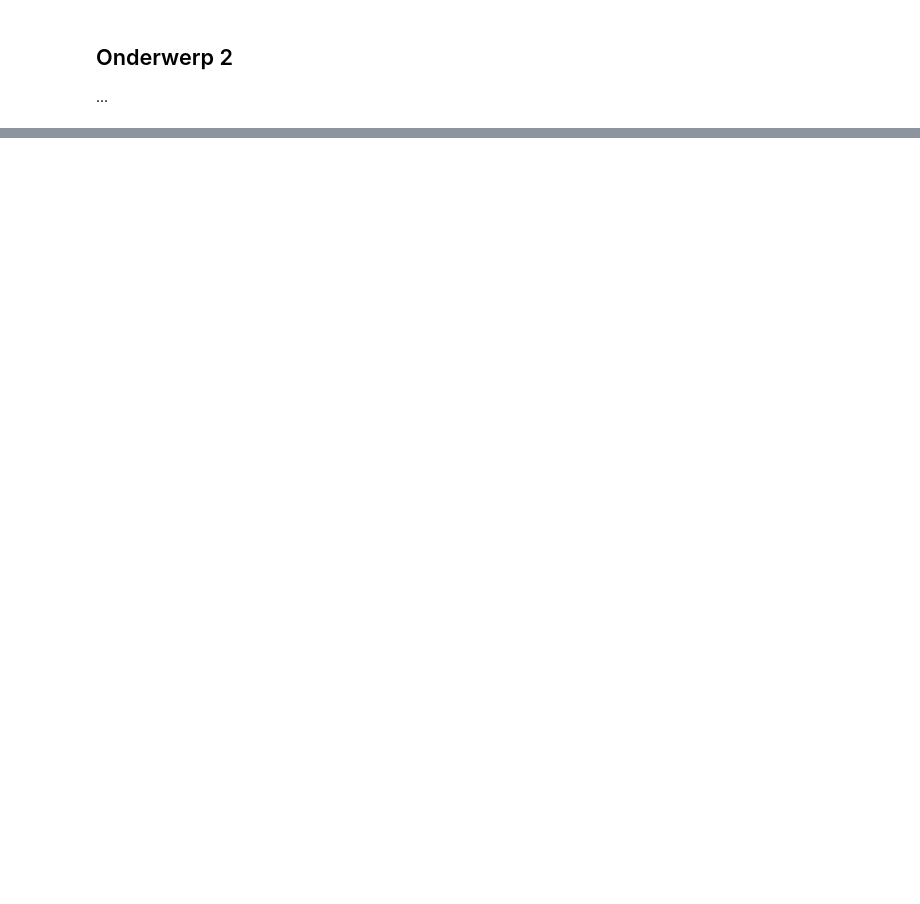
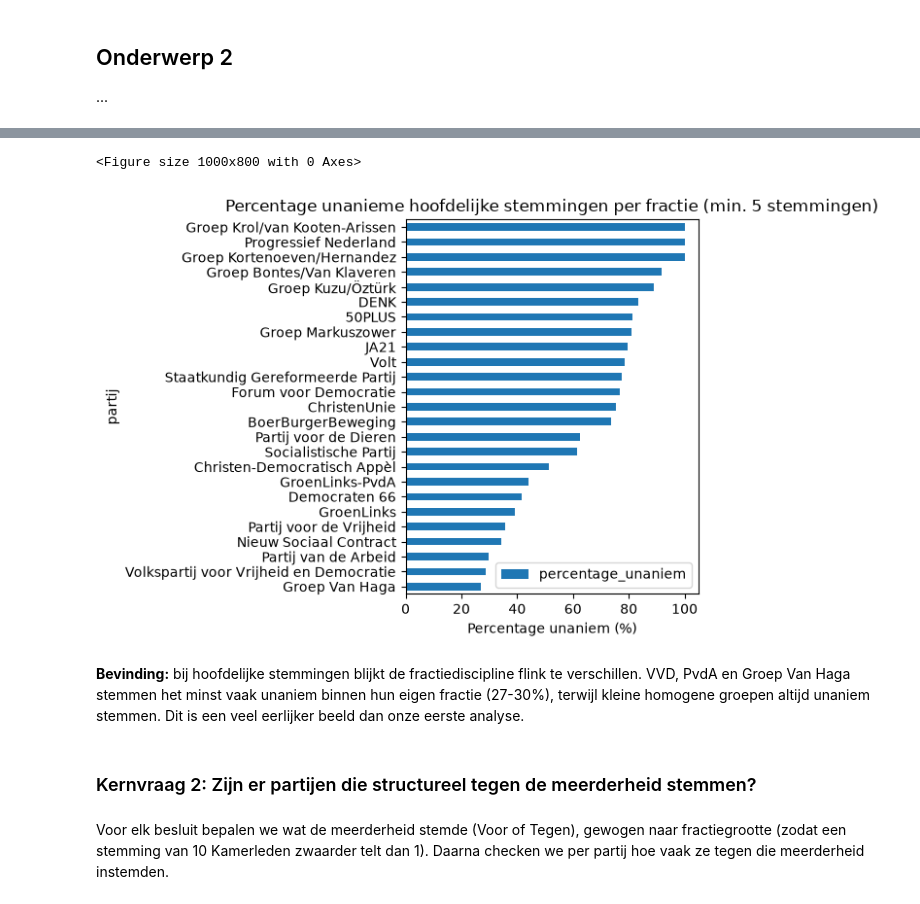
Before and after one commit to ElizeWierenga/tweedekamer-monitor, a Jupyter notebook: eda/stemgedrag_fractiediscipline.ipynb, the cells around one changed output, grey strips where cells are left out. Drawn from its saved outputs; the diff is of its cells as text; code cells hidden in the pictures; blank space fills up the shorter version.

Commit message:
EDA stemgedrag en fractiediscipline uitgevoerd

```diff
--- a/eda/stemgedrag_fractiediscipline.ipynb
+++ b/eda/stemgedrag_fractiediscipline.ipynb
@@ -45,0 +151,26 @@ Geef hier een beschrijving van het onderwerp of deelvraag die je wilt beantwoord
+# %%
+query = """
+WITH fractie_stemmen AS (
+    SELECT
+        f.naam_nl AS partij,
+        s.besluit_id,
+        COUNT(*) AS aantal_stemmen,
+        COUNT(DISTINCT s.soort) AS aantal_unieke_stemopties
+    FROM silver.stemming s
+    JOIN silver.fractie f ON s.fractie_id = f.id
+    WHERE s.vergissing = FALSE
+    GROUP BY f.naam_nl, s.besluit_id
+    HAVING COUNT(*) > 1
+)
+SELECT
+    partij,
+    COUNT(*) AS totaal_hoofdelijke_besluiten,
+    SUM(CASE WHEN aantal_unieke_stemopties = 1 THEN 1 ELSE 0 END) AS unanieme_besluiten,
+    ROUND(100.0 * SUM(CASE WHEN aantal_unieke_stemopties = 1 THEN 1 ELSE 0 END) / COUNT(*), 1) AS percentage_unaniem
+FROM fractie_stemmen
+GROUP BY partij
+HAVING COUNT(*) >= 5
+ORDER BY percentage_unaniem ASC
+"""
+unanimiteit_hoofdelijk = query_df(query)
+unanimiteit_hoofdelijk
@@ -45,0 +195,18 @@ Geef hier een beschrijving van het onderwerp of deelvraag die je wilt beantwoord
+# %%
+plt.figure(figsize=(10,8))
+unanimiteit_hoofdelijk.sort_values("percentage_unaniem").plot.barh(
+    x="partij", y="percentage_unaniem",
+    title="Percentage unanieme hoofdelijke stemmingen per fractie (min. 5 stemmingen)"
+)
+plt.xlabel("Percentage unaniem (%)")
+plt.tight_layout()
+plt.show()
+# %% [output]
+<Figure size 1000x800 with 0 Axes>
+[figure, added]
+# %% [markdown]
+**Bevinding:** bij hoofdelijke stemmingen blijkt de fractiediscipline flink te verschillen. VVD, PvdA en Groep Van Haga stemmen het minst vaak unaniem binnen hun eigen fractie (27-30%), terwijl kleine homogene groepen altijd unaniem stemmen. Dit is een veel eerlijker beeld dan onze eerste analyse.
+# %% [markdown]
+### Kernvraag 2: Zijn er partijen die structureel tegen de meerderheid stemmen?
+# %% [markdown]
+Voor elk besluit bepalen we wat de meerderheid stemde (Voor of Tegen), gewogen naar fractiegrootte (zodat een stemming van 10 Kamerleden zwaarder telt dan 1). Daarna checken we per partij hoe vaak ze tegen die meerderheid instemden.
```
Also changed, not shown: parts of 45 cells of this notebook, 1 other file.
